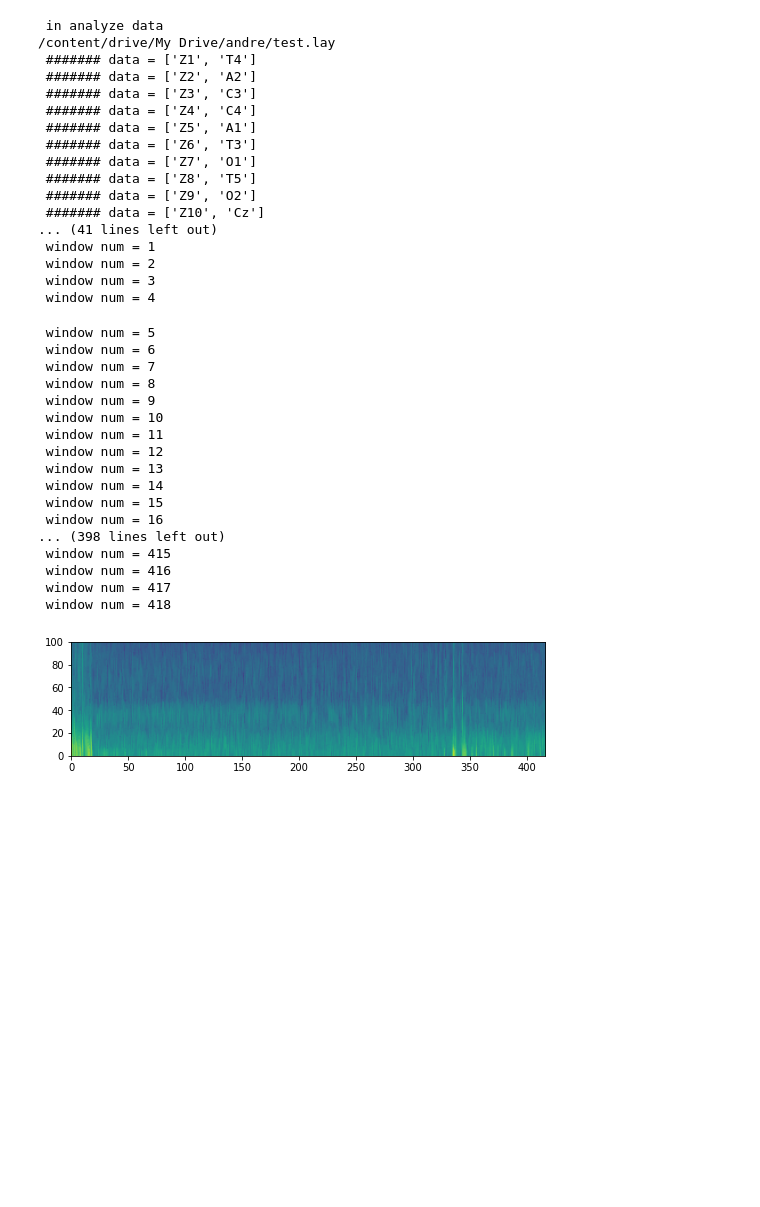
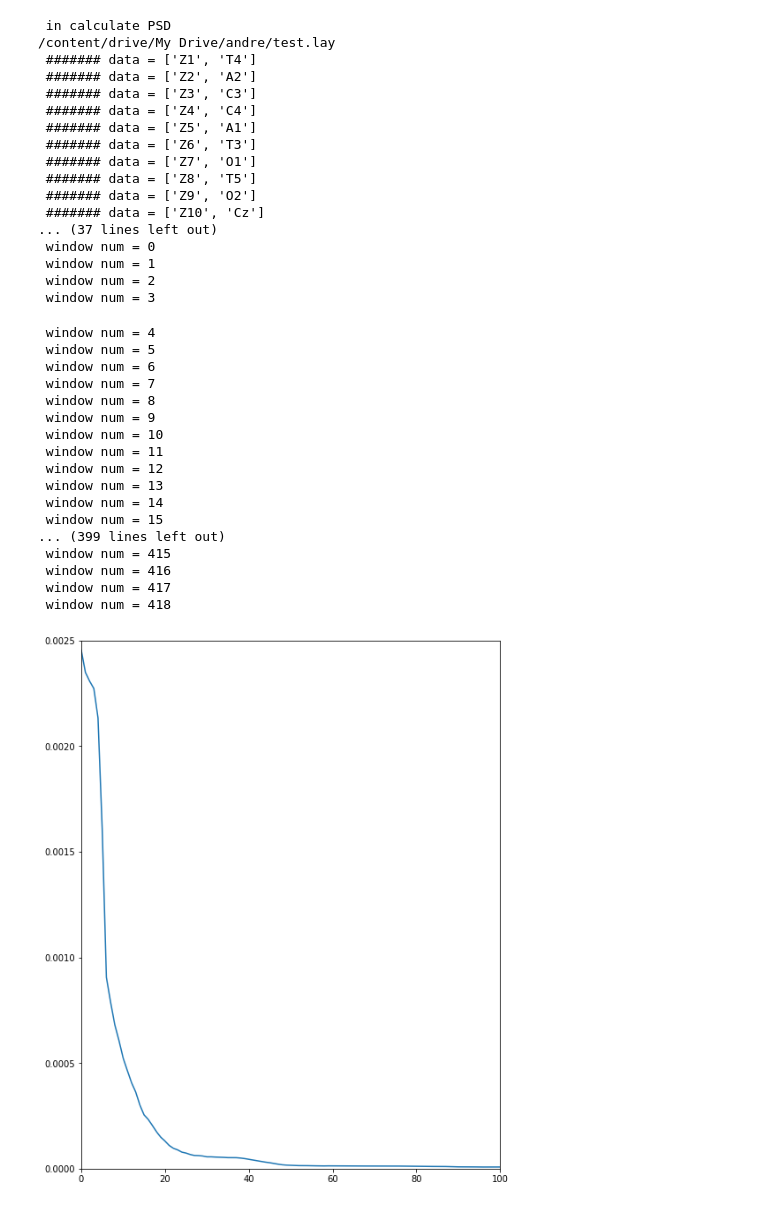
Before and after one commit to FentonLab/webChronux, a Jupyter notebook: psd.ipynb, the cells around one changed output. Drawn from its saved outputs; the diff is of its cells as text; code cells hidden in the pictures; blank space fills up the shorter version.

```diff
--- a/psd.ipynb
+++ b/psd.ipynb
@@ -581,41 +566,41 @@ datafileDirectory = "/content/drive/My Drive/andre/"
 #fileName = "257802-post_season_20161206_142914.edf"
 fileName = "test.edf"
 
-
-analyzeData(datafileDirectory,fileName)
+# caclPSD(datafileDirectory , fileName, channelNum, numTapers, samplingFrequency, timeBandWidth, timeWindow, stepSize, lowerFrequency, upperFrequency):
+calcPSD("/content/drive/My Drive/andre/" , "test.edf" , 13, 6, 250, 4, 3, 2, 0, 100)
 # %% [output]
- in analyze data
+ in calculate PSD
 /content/drive/My Drive/andre/test.lay
  ####### data = ['Z1', 'T4']
  ####### data = ['Z2', 'A2']
  ####### data = ['Z3', 'C3']
  ####### data = ['Z4', 'C4']
  ####### data = ['Z5', 'A1']
  ####### data = ['Z6', 'T3']
  ####### data = ['Z7', 'O1']
  ####### data = ['Z8', 'T5']
  ####### data = ['Z9', 'O2']
  ####### data = ['Z10', 'Cz']
-... (41 lines left out)
+... (37 lines left out)
+ window num = 0
  window num = 1
  window num = 2
  window num = 3
- window num = 4
+ window num = 4
  window num = 5
  window num = 6
  window num = 7
  window num = 8
  window num = 9
  window num = 10
  window num = 11
  window num = 12
  window num = 13
  window num = 14
  window num = 15
- window num = 16
-... (398 lines left out)
+... (399 lines left out)
  window num = 415
  window num = 416
  window num = 417
  window num = 418
-[figure, old version]
+[figure, new version]
```
Also changed, not shown: parts of 3 cells of this notebook.
